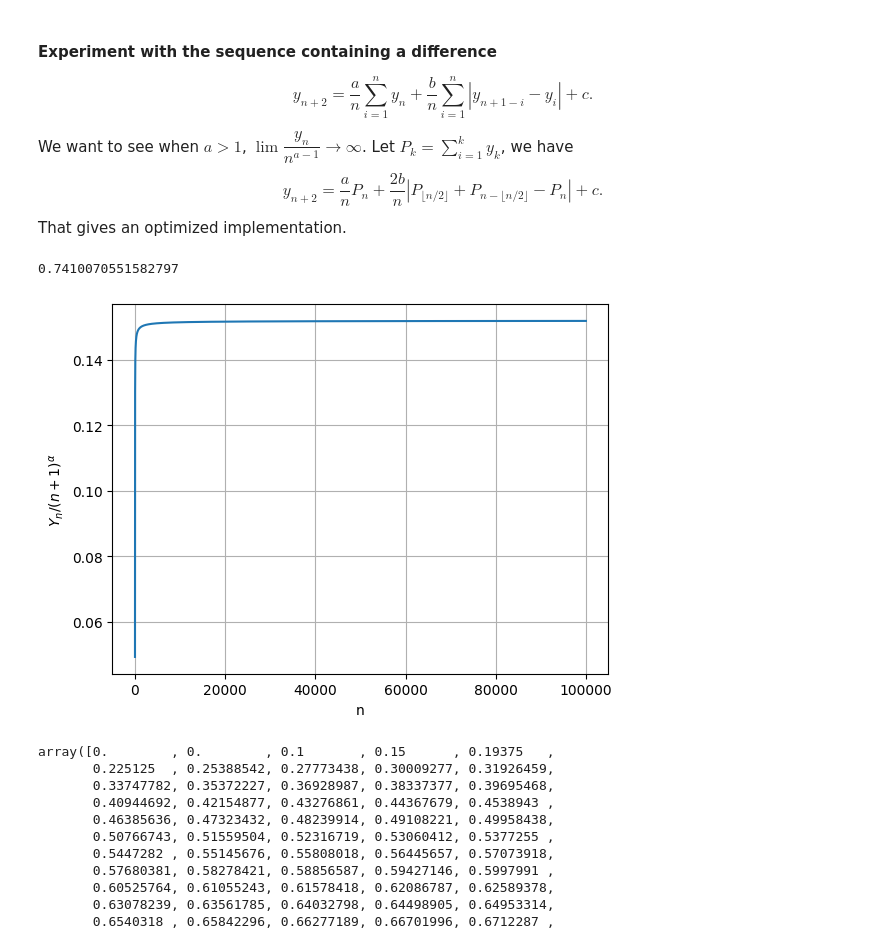
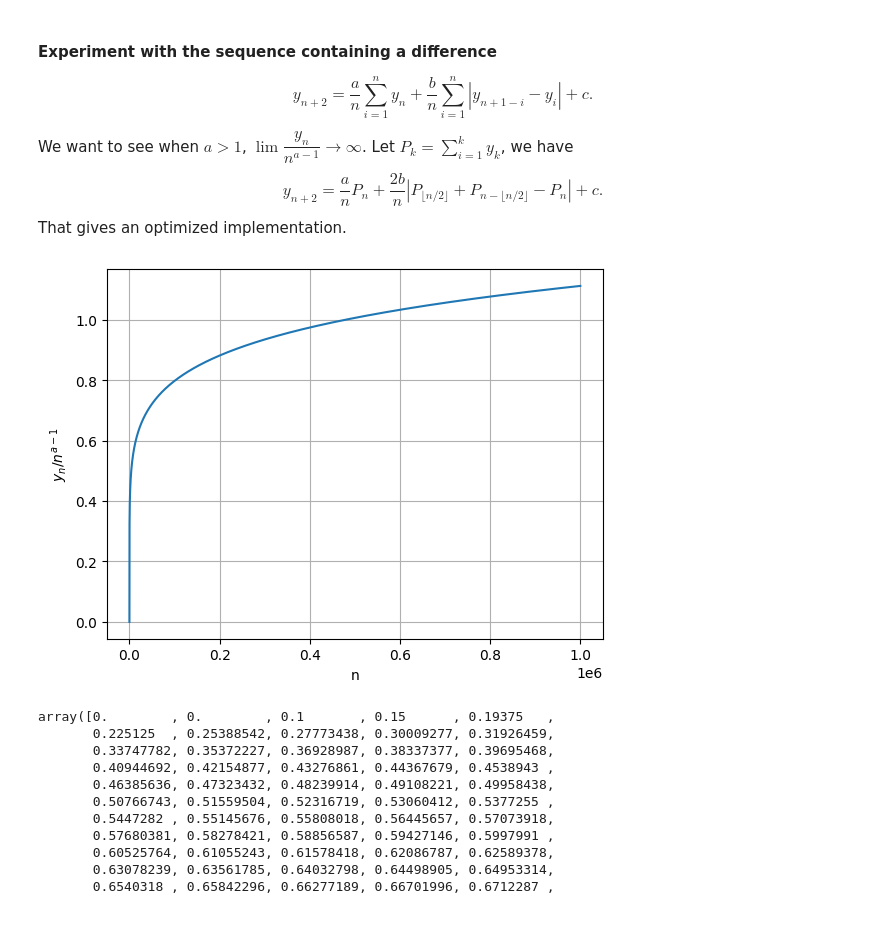
Before and after one commit to mintcd/m2-bezout, a Jupyter notebook: internship/src/symbolic/max_subtree.ipynb, the cells around one changed output. Cells and saved outputs as stored; diff of their text form; code cells hidden in the pictures.

```diff
--- a/internship/src/symbolic/max_subtree.ipynb
+++ b/internship/src/symbolic/max_subtree.ipynb
@@ -357,39 +367,34 @@ alpha = solve_alpha(a=1.5, b=0.3)
-# %%
-alpha
-# %% [output]
-0.7410070551582797
 # %%
 import numpy as np
 import matplotlib.pyplot as plt
 
-N = 100000
+N = 1000000
 a = 1.5
 b = 0.2
 c = 0.1
 
 Y = np.zeros(N)
 Y[0] = Y[1] = 0
 P = np.zeros(N + 1)
 
 for n in range(2, N):
     m = n // 2
 
     S_n = 2.0 * abs(P[m] + P[n - m] - P[n])
     y = (a / n) * P[n] + (b / n) * S_n + c
     Y[n] = y
     P[n + 1] = P[n] + y
 
-n_vals = np.arange(N)
-alpha = solve_alpha(a, b)
-asymptotics = Y / np.power(n_vals + 1.0, alpha)
+n_vals = np.arange(1, N)
+normalized = Y[1:] / np.power(n_vals, a-1)
 
-plt.plot(n_vals[2:], asymptotics[2:])
+plt.plot(n_vals, normalized)
 plt.xlabel('n')
-plt.ylabel(r'$Y_n / (n+1)^{\alpha}$')
+plt.ylabel(r'$y_n / n^{a-1}$')
 plt.grid(True)
 plt.show()
 # %% [output]
-[figure, old version]
+[figure, new version]
 # %%
 Y
 # %% [output]
```
Also changed, not shown: parts of 17 cells of this notebook, 12 other files.
